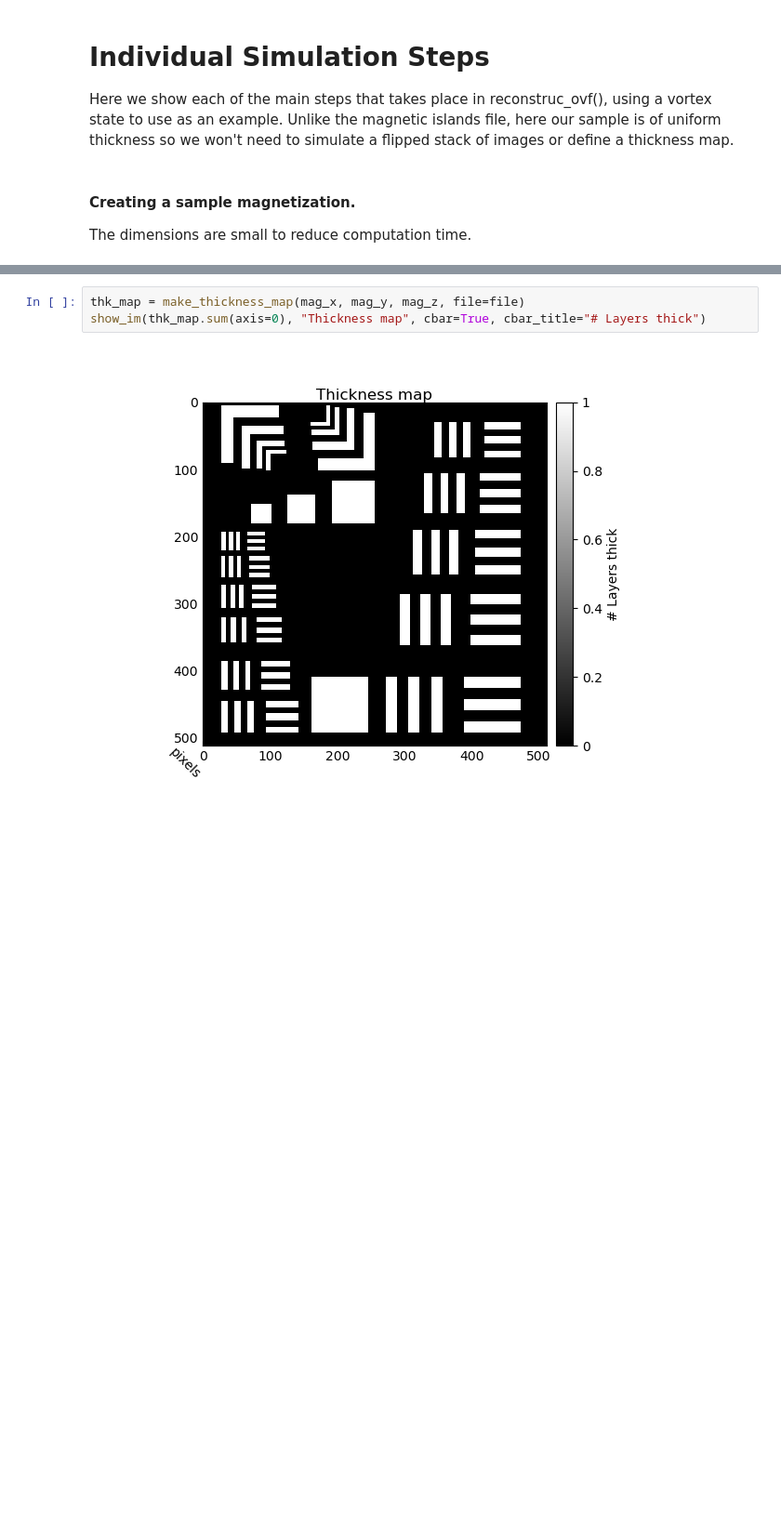
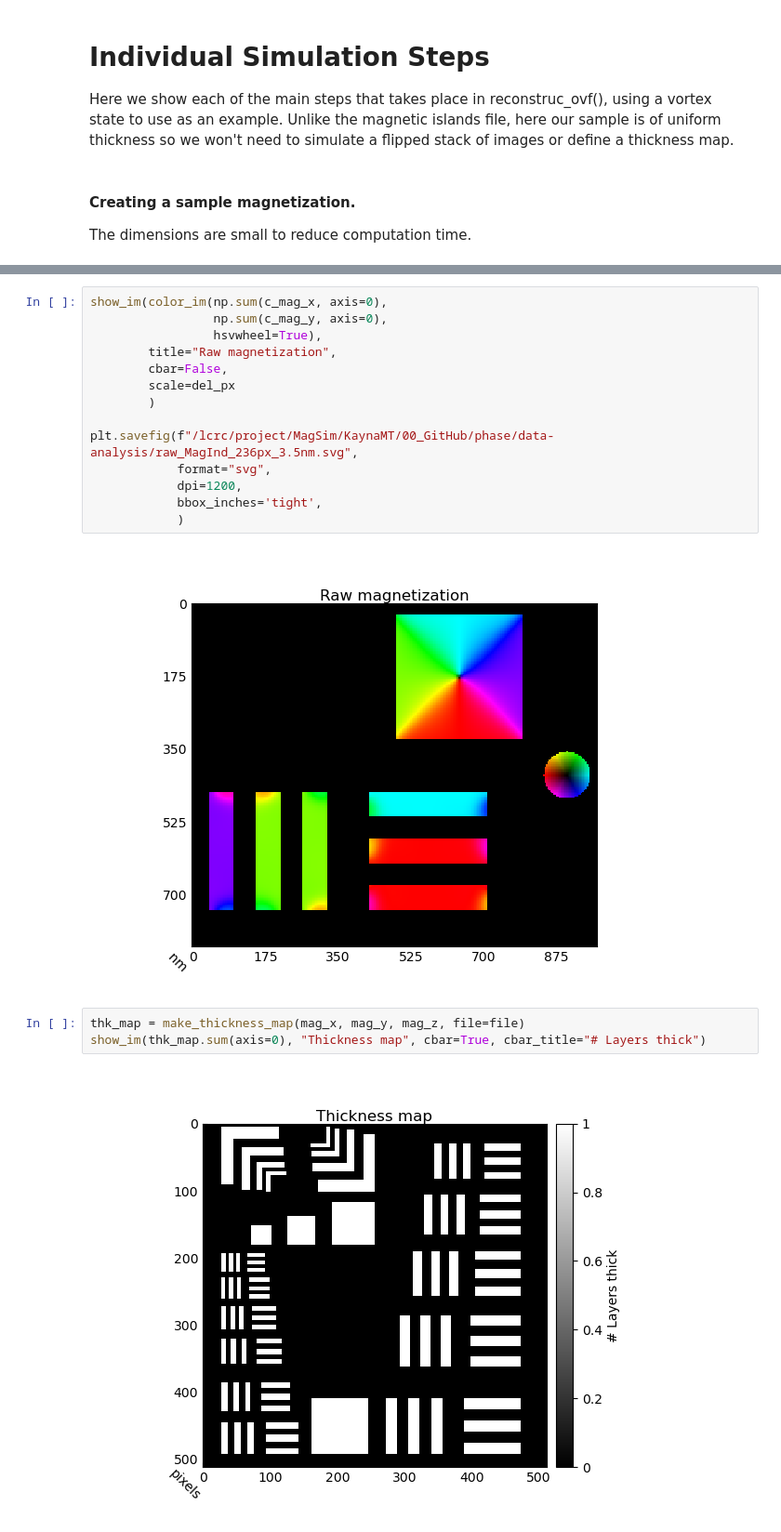
Before and after one commit to KaynaL-MT/PyLorentz, a Jupyter notebook: Examples/SIM_KaynaL-MT.ipynb, the cells around one changed output, grey strips where cells are left out. Shown at 93% size. Saved outputs shown, nothing was run; the diff lists cells and outputs as text; blank space fills up the shorter version.

```diff
--- a/Examples/SIM_KaynaL-MT.ipynb
+++ b/Examples/SIM_KaynaL-MT.ipynb
@@ -202,3 +216,19 @@ Summing along first axis
+# %%
+show_im(color_im(np.sum(c_mag_x, axis=0),
+                 np.sum(c_mag_y, axis=0),
+                 hsvwheel=True),
+        title="Raw magnetization",
+        cbar=False,
+        scale=del_px
+        )
+
+plt.savefig(f"/lcrc/project/MagSim/KaynaMT/00_GitHub/phase/data-analysis/raw_MagInd_236px_3.5nm.svg",
+            format="svg",
+            dpi=1200,
+            bbox_inches='tight',
+            )
+# %% [output]
+[figure, added]
 # %%
 thk_map = make_thickness_map(mag_x, mag_y, mag_z, file=file)
 show_im(thk_map.sum(axis=0), "Thickness map", cbar=True, cbar_title="# Layers thick")
```
Also changed, not shown: parts of 8 cells of this notebook, 3 other files.
